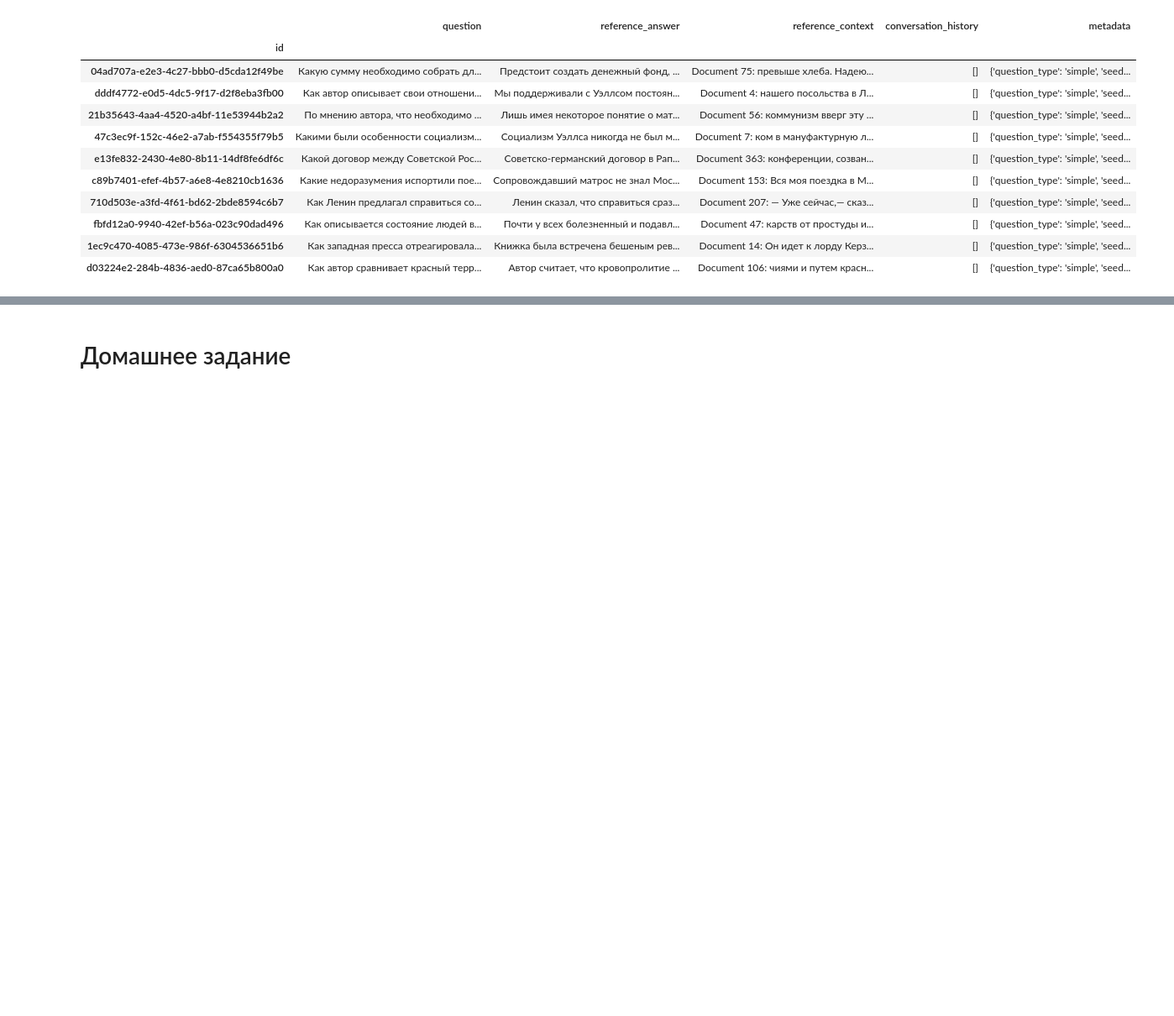
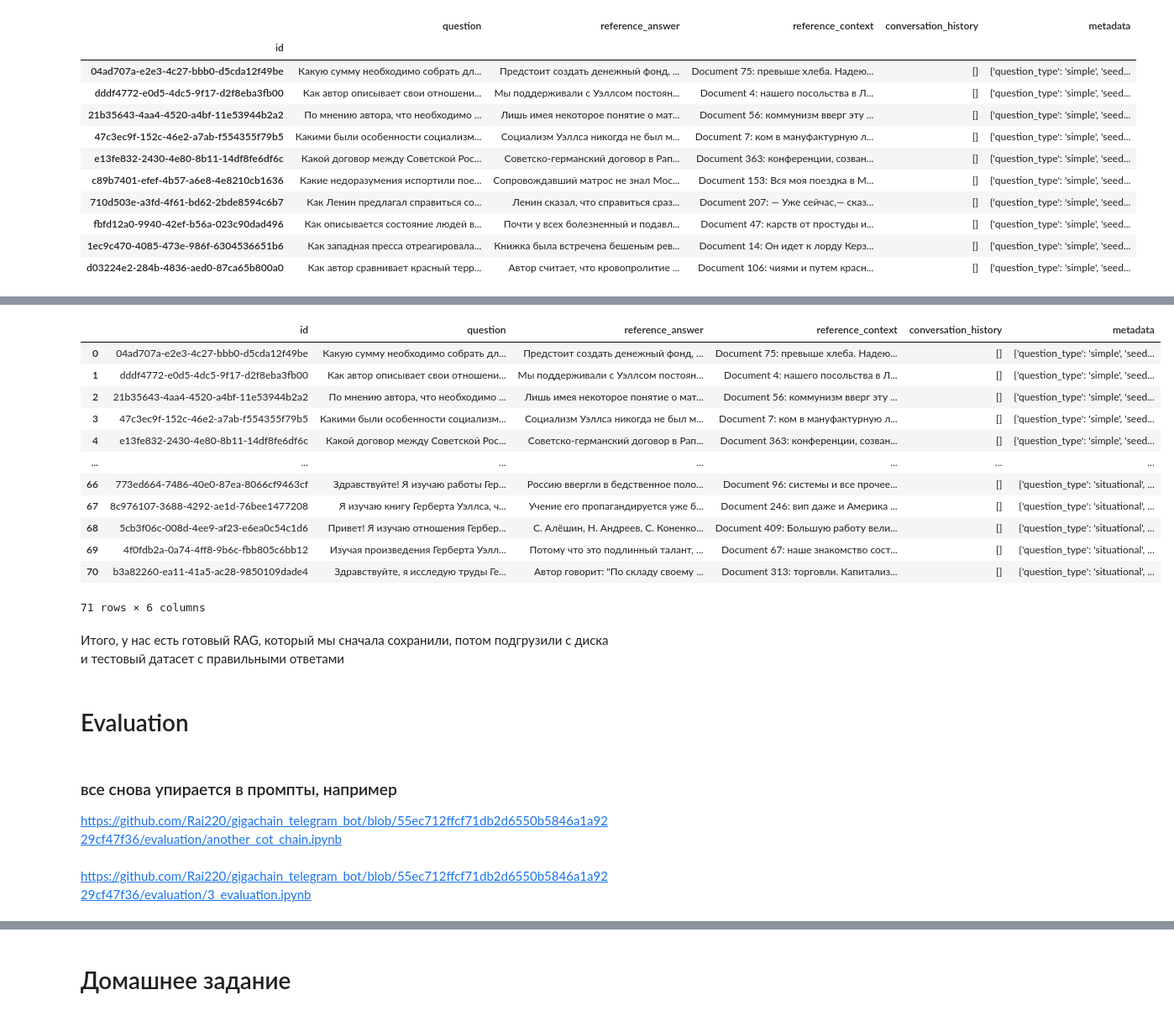
Before and after one commit to MLinside-team/ML-in-business, a Jupyter notebook: datasets/Sem_RAG_9.ipynb, the cells around one changed output, grey strips where cells are left out. Shown at 84% size. Saved outputs shown, nothing was run; the diff lists cells and outputs as text; code cells hidden in the pictures; blank space fills up the shorter version.

```diff
--- a/datasets/Sem_RAG_9.ipynb
+++ b/datasets/Sem_RAG_9.ipynb
@@ -542,0 +620,26 @@ The token has not been saved to the git credentials helper. Pass `add_to_git_cre
+# %%
+test_dataset
+# %% [output]
+|  | id | question | reference_answer | reference_context | conversation_history | metadata |
+| 0 | 04ad707a-e2e3-4c27-bbb0-d5cda12f49be | Какую сумму необходимо собрать дл... | Предстоит создать денежный фонд, ... | Document 75: превыше хлеба. Надею... | [] | {'question_type': 'simple', 'seed... |
+| 1 | dddf4772-e0d5-4dc5-9f17-d2f8eba3fb00 | Как автор описывает свои отношени... | Мы поддерживали с Уэллсом постоян... | Document 4: нашего посольства в Л... | [] | {'question_type': 'simple', 'seed... |
+| 2 | 21b35643-4aa4-4520-a4bf-11e53944b2a2 | По мнению автора, что необходимо ... | Лишь имея некоторое понятие о мат... | Document 56: коммунизм вверг эту ... | [] | {'question_type': 'simple', 'seed... |
+| 3 | 47c3ec9f-152c-46e2-a7ab-f554355f79b5 | Какими были особенности социализм... | Социализм Уэллса никогда не был м... | Document 7: ком в мануфактурную л... | [] | {'question_type': 'simple', 'seed... |
+| 4 | e13fe832-2430-4e80-8b11-14df8fe6df6c | Какой договор между Советской Рос... | Советско-германский договор в Рап... | Document 363: конференции, созван... | [] | {'question_type': 'simple', 'seed... |
+| ... | ... | ... | ... | ... | ... | ... |
+| 66 | 773ed664-7486-40e0-87ea-8066cf9463cf | Здравствуйте! Я изучаю работы Гер... | Россию ввергли в бедственное поло... | Document 96: системы и все прочее... | [] | {'question_type': 'situational', ... |
+| 67 | 8c976107-3688-4292-ae1d-76bee1477208 | Я изучаю книгу Герберта Уэллса, ч... | Учение его пропагандируется уже б... | Document 246: вип даже и Америка ... | [] | {'question_type': 'situational', ... |
+| 68 | 5cb3f06c-008d-4ee9-af23-e6ea0c54c1d6 | Привет! Я изучаю отношения Гербер... | С. Алёшин, Н. Андреев, С. Коненко... | Document 409: Большую работу вели... | [] | {'question_type': 'situational', ... |
+| 69 | 4f0fdb2a-0a74-4ff8-9b6c-fbb805c6bb12 | Изучая произведения Герберта Уэлл... | Потому что это подлинный талант, ... | Document 67: наше знакомство сост... | [] | {'question_type': 'situational', ... |
+| 70 | b3a82260-ea11-41a5-ac28-9850109dade4 | Здравствуйте, я исследую труды Ге... | Автор говорит: "По складу своему ... | Document 313: торговли. Капитализ... | [] | {'question_type': 'situational', ... |
+71 rows × 6 columns
+# %% [markdown]
+Итого, у нас есть готовый RAG, который мы сначала сохранили, потом подгрузили с диска
+и тестовый датасет с правильными ответами
+# %% [markdown]
+# Evaluation
+# %% [markdown]
+### все снова упирается в промпты, например
+https://github.com/Rai220/gigachain_telegram_bot/blob/55ec712ffcf71db2d6550b5846a1a9229cf47f36/evaluation/another_cot_chain.ipynb
+# %% [markdown]
+https://github.com/Rai220/gigachain_telegram_bot/blob/55ec712ffcf71db2d6550b5846a1a9229cf47f36/evaluation/3_evaluation.ipynb
```
Also changed, not shown: parts of 34 cells of this notebook.
